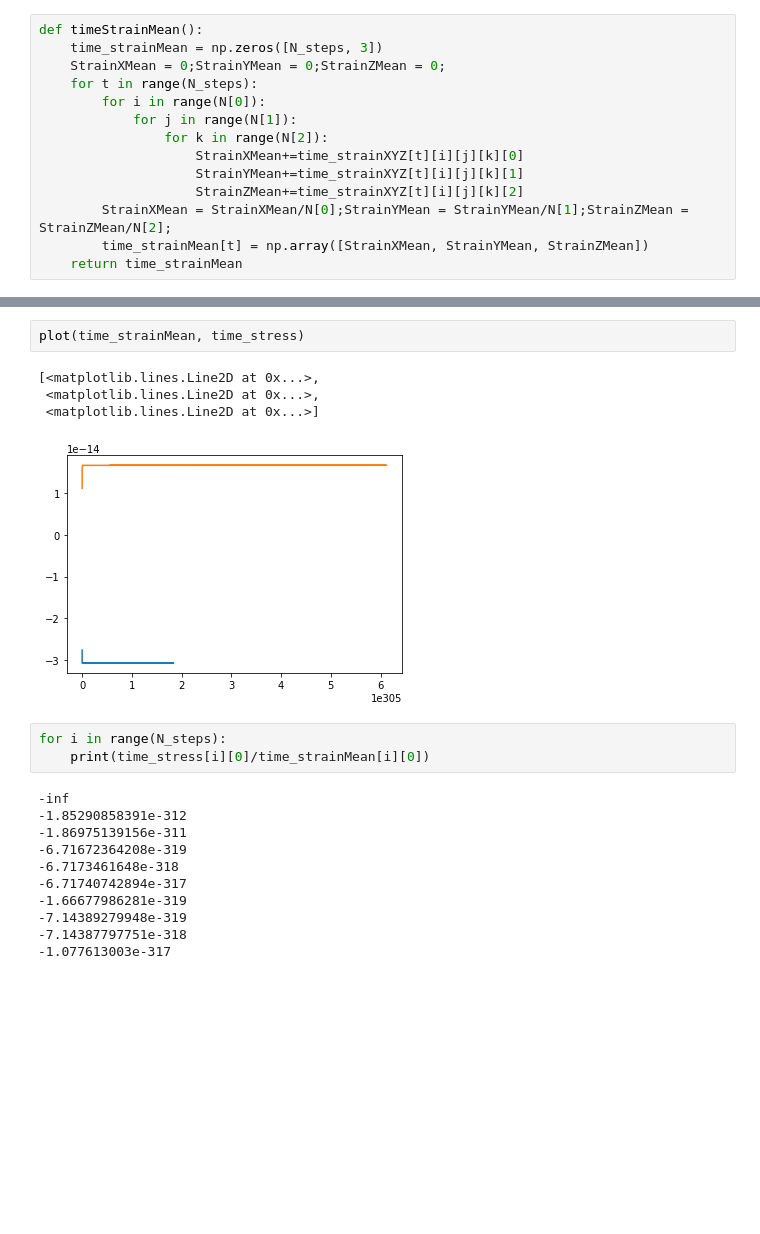
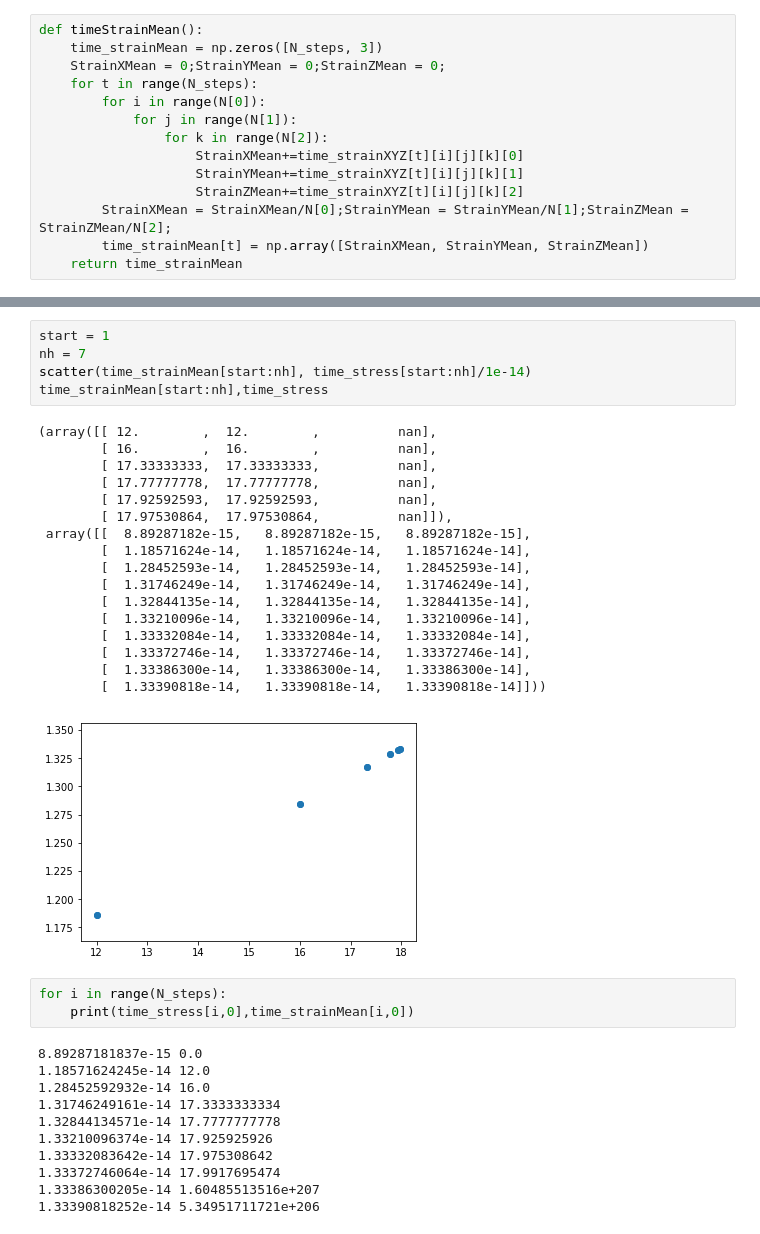
Before and after one commit to hashkrish/elastic_modulus_python_md, a Jupyter notebook: main.ipynb, the cells around one changed output, grey strips where cells are left out. Drawn from its saved outputs; the diff is of its cells as text; blank space fills up the shorter version.

```diff
--- a/main.ipynb
+++ b/main.ipynb
@@ -174,21 +144,37 @@ print(time_strainMean)
-# %%
-plot(time_strainMean, time_stress)
-# %% [output]
-[<matplotlib.lines.Line2D at 0x...>,
- <matplotlib.lines.Line2D at 0x...>,
- <matplotlib.lines.Line2D at 0x...>]
-[figure, removed]
+# %%
+start = 1
+nh = 7
+scatter(time_strainMean[start:nh], time_stress[start:nh]/1e-14)
+time_strainMean[start:nh],time_stress
+# %% [output]
+(array([[ 12.        ,  12.        ,          nan],
+        [ 16.        ,  16.        ,          nan],
+        [ 17.33333333,  17.33333333,          nan],
+        [ 17.77777778,  17.77777778,          nan],
+        [ 17.92592593,  17.92592593,          nan],
+        [ 17.97530864,  17.97530864,          nan]]),
+ array([[  8.89287182e-15,   8.89287182e-15,   8.89287182e-15],
+        [  1.18571624e-14,   1.18571624e-14,   1.18571624e-14],
+        [  1.28452593e-14,   1.28452593e-14,   1.28452593e-14],
+        [  1.31746249e-14,   1.31746249e-14,   1.31746249e-14],
+        [  1.32844135e-14,   1.32844135e-14,   1.32844135e-14],
+        [  1.33210096e-14,   1.33210096e-14,   1.33210096e-14],
+        [  1.33332084e-14,   1.33332084e-14,   1.33332084e-14],
+        [  1.33372746e-14,   1.33372746e-14,   1.33372746e-14],
+        [  1.33386300e-14,   1.33386300e-14,   1.33386300e-14],
+        [  1.33390818e-14,   1.33390818e-14,   1.33390818e-14]]))
+[figure, added]
 # %%
 for i in range(N_steps):
-    print(time_stress[i][0]/time_strainMean[i][0])
+    print(time_stress[i,0],time_strainMean[i,0])
 # %% [output]
--inf
--1.85290858391e-312
--1.86975139156e-311
--6.71672364208e-319
--6.7173461648e-318
--6.71740742894e-317
--1.66677986281e-319
--7.14389279948e-319
--7.14387797751e-318
--1.077613003e-317
+8.89287181837e-15 0.0
+1.18571624245e-14 12.0
+1.28452592932e-14 16.0
+1.31746249161e-14 17.3333333334
+1.32844134571e-14 17.7777777778
+1.33210096374e-14 17.925925926
+1.33332083642e-14 17.975308642
+1.33372746064e-14 17.9917695474
+1.33386300205e-14 1.60485513516e+207
+1.33390818252e-14 5.34951711721e+206
```
Also changed, not shown: parts of 8 cells of this notebook, 4 other files.
